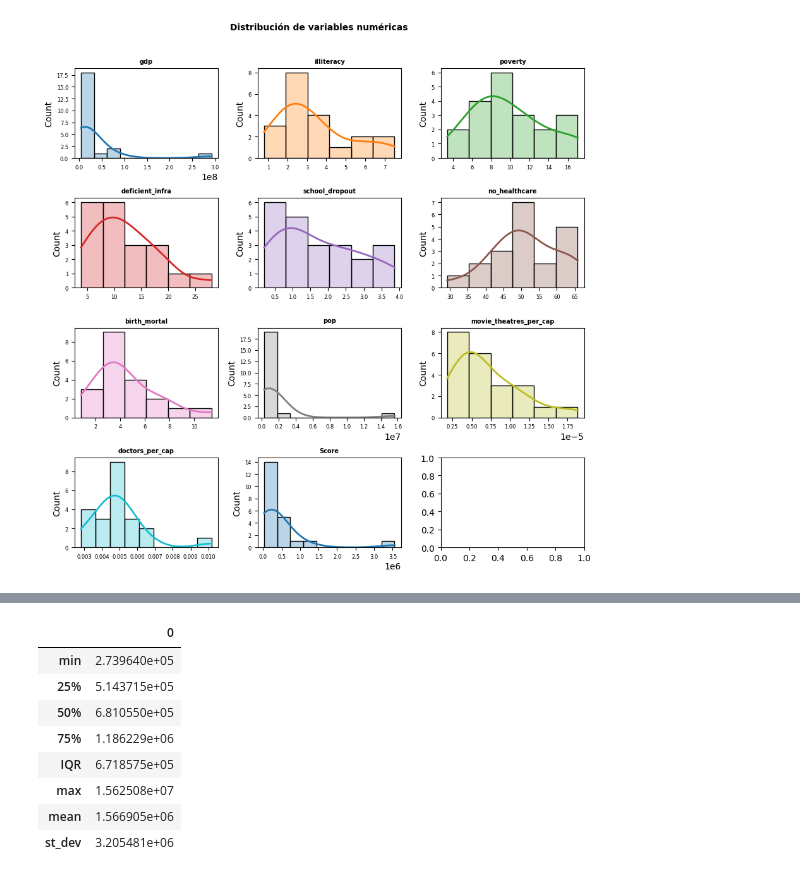
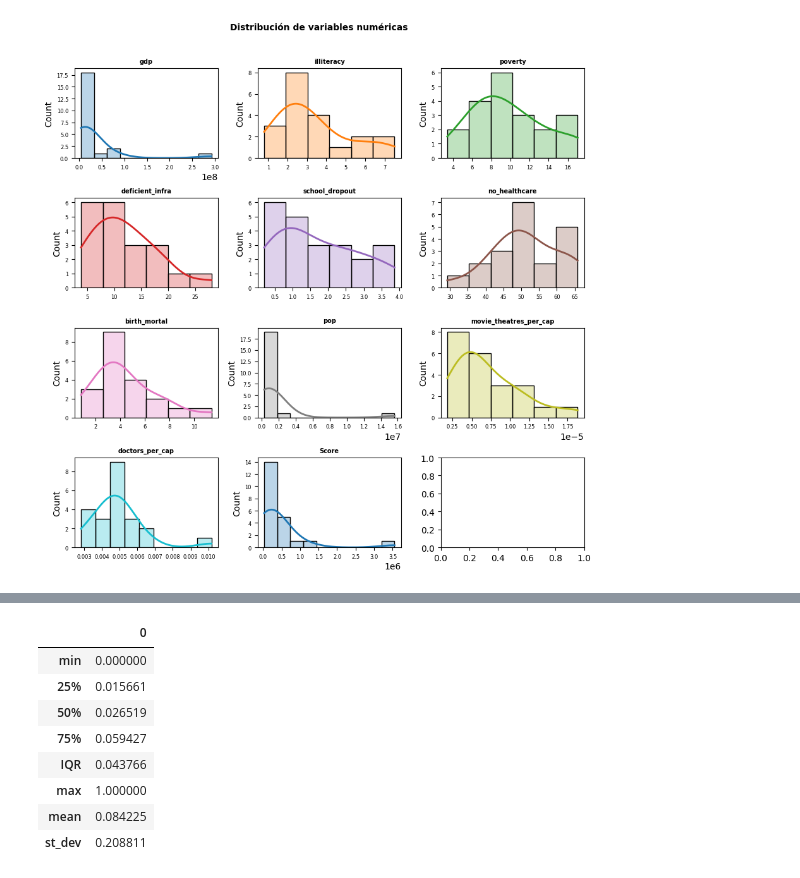
Before and after one commit to dirre44/Lab_de_recopilacion_Parcial_1, a Jupyter notebook: parcial1.ipynb, the cells around one changed output, grey strips where cells are left out. Saved outputs shown, nothing was run; the diff lists cells and outputs as text; code cells hidden in the pictures.

```diff
--- a/parcial1.ipynb
+++ b/parcial1.ipynb
@@ -147,0 +120,7 @@ For example, when doing 'df[col].method(value, inplace=True)', try using 'df.met
+# %%
+df_mod= df_og.copy()
+# Normalización Min-Max de la columna "pop"
+scaler = MinMaxScaler()
+df_mod["N_pop"] = scaler.fit_transform(df_mod[["pop"]])
+
+df_mod[["pop", "N_pop"]]
@@ -167,2 +164,8 @@ df_og["pop"].describe(), df_mod["pop"].describe()
  max      1.562508e+07
  Name: pop, dtype: float64)
+# %%
+# La Variable POP tiene todo menos una distibucion nomal, por lo tanto le imputaremos la mediana
+imputer = SimpleImputer(strategy='median')
+df_mod["pop"] = imputer.fit_transform(df_mod[["pop"]])
+df_mod["N_pop"] = imputer.fit_transform(df_mod[["N_pop"]])
+df_mod[["pop", "N_pop"]]
@@ -169,26 +190,26 @@ df_og["pop"].describe(), df_mod["pop"].describe()
 # %%
-min=df_mod['pop'].min()
-Q1=df_mod['pop'].quantile(0.25) # 25%
-Q2=df_mod['pop'].quantile(0.50) # 50%
-Q3=df_mod['pop'].quantile(0.75) # 75%
+min=df_mod['N_pop'].min()
+Q1=df_mod['N_pop'].quantile(0.25) # 25%
+Q2=df_mod['N_pop'].quantile(0.50) # 50%
+Q3=df_mod['N_pop'].quantile(0.75) # 75%
 IQR=Q3-Q1 # Threshold #
-max=df_mod['pop'].max()
-mu=df_mod['pop'].mean()
-sd=df_mod['pop'].std()
+max=df_mod['N_pop'].max()
+mu=df_mod['N_pop'].mean()
+sd=df_mod['N_pop'].std()
 
 Value=[min,Q1,Q2,Q3,IQR,max, mu,sd]
 Col=["min","25%","50%","75%","IQR","max","mean", "st_dev"]
 Estadistics=pd.DataFrame(Value,Col)
 Estadistics
 # %% [output]
 |  | 0 |
-| min | 2.739640e+05 |
-| 25% | 5.143715e+05 |
-| 50% | 6.810550e+05 |
-| 75% | 1.186229e+06 |
-| IQR | 6.718575e+05 |
-| max | 1.562508e+07 |
-| mean | 1.566905e+06 |
-| st_dev | 3.205481e+06 |
+| min | 0.000000 |
+| 25% | 0.015661 |
+| 50% | 0.026519 |
+| 75% | 0.059427 |
+| IQR | 0.043766 |
+| max | 1.000000 |
+| mean | 0.084225 |
+| st_dev | 0.208811 |
 # %%
 df_mod["nivel_pop"]=""
```
Also changed, not shown: parts of 9 cells of this notebook.
